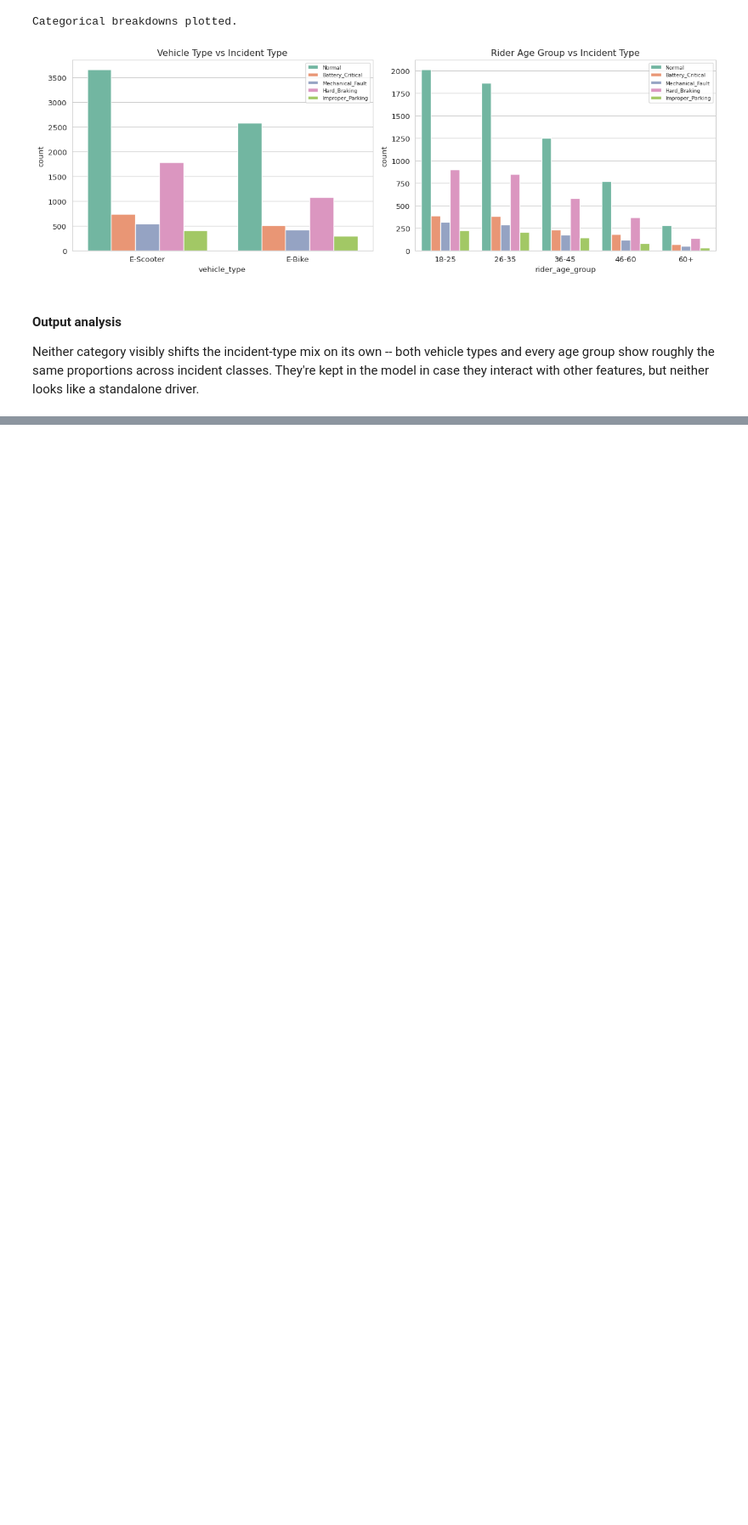
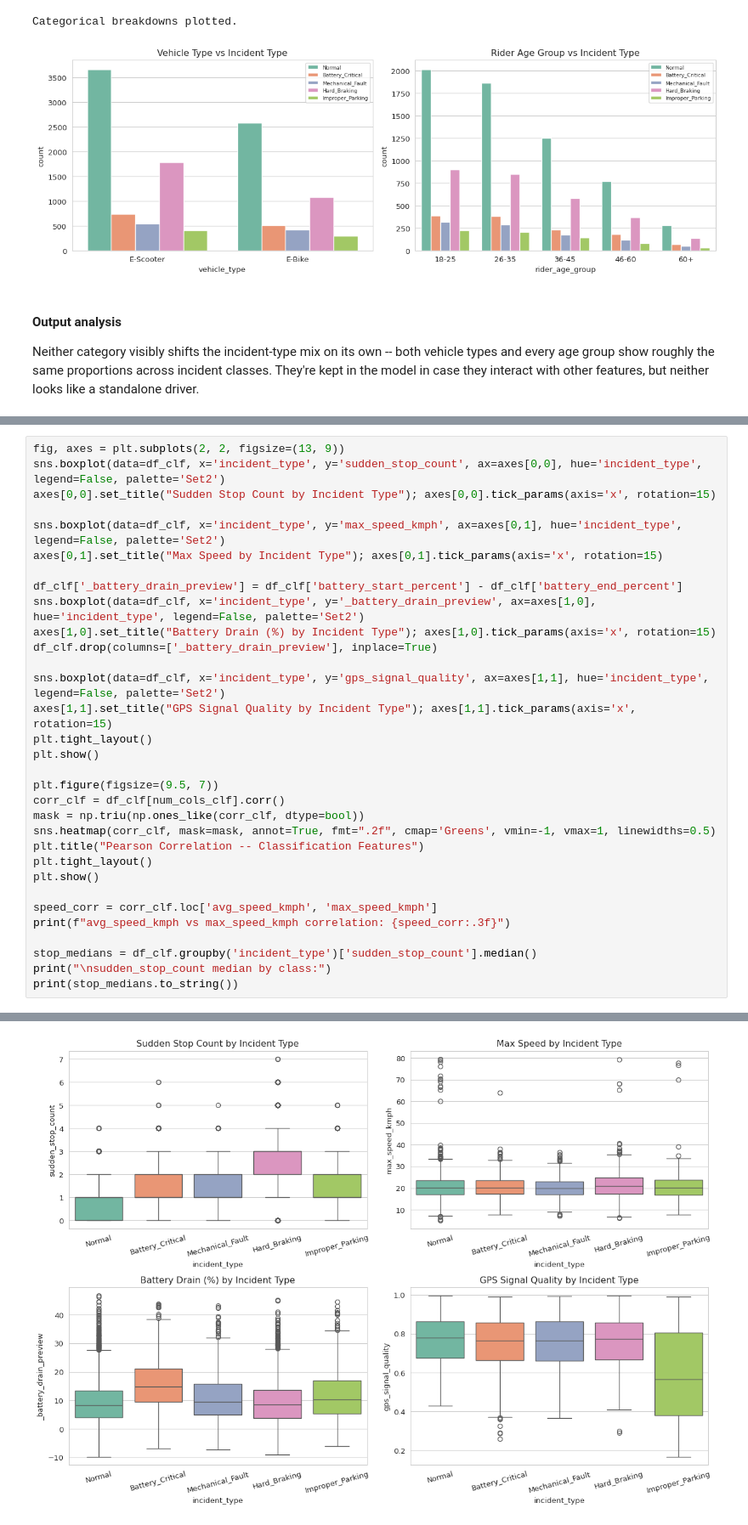
Before and after one commit to AskCoderr/MLCapstone, a Jupyter notebook: notebooks/classification.ipynb, the cells around one changed output, grey strips where cells are left out. Shown at 85% size. Drawn from its saved outputs; the diff is of its cells as text; blank space fills up the shorter version.

Commit message:
Add feature-by-class boxplotsand a correlation heatmap

```diff
--- a/notebooks/classification.ipynb
+++ b/notebooks/classification.ipynb
@@ -164,0 +169,33 @@ Neither category visibly shifts the incident-type mix on its own -- both vehicle
+# %%
+fig, axes = plt.subplots(2, 2, figsize=(13, 9))
+sns.boxplot(data=df_clf, x='incident_type', y='sudden_stop_count', ax=axes[0,0], hue='incident_type', legend=False, palette='Set2')
+axes[0,0].set_title("Sudden Stop Count by Incident Type"); axes[0,0].tick_params(axis='x', rotation=15)
+
+sns.boxplot(data=df_clf, x='incident_type', y='max_speed_kmph', ax=axes[0,1], hue='incident_type', legend=False, palette='Set2')
+axes[0,1].set_title("Max Speed by Incident Type"); axes[0,1].tick_params(axis='x', rotation=15)
+
+df_clf['_battery_drain_preview'] = df_clf['battery_start_percent'] - df_clf['battery_end_percent']
+sns.boxplot(data=df_clf, x='incident_type', y='_battery_drain_preview', ax=axes[1,0], hue='incident_type', legend=False, palette='Set2')
+axes[1,0].set_title("Battery Drain (%) by Incident Type"); axes[1,0].tick_params(axis='x', rotation=15)
+df_clf.drop(columns=['_battery_drain_preview'], inplace=True)
+
+sns.boxplot(data=df_clf, x='incident_type', y='gps_signal_quality', ax=axes[1,1], hue='incident_type', legend=False, palette='Set2')
+axes[1,1].set_title("GPS Signal Quality by Incident Type"); axes[1,1].tick_params(axis='x', rotation=15)
+plt.tight_layout()
+plt.show()
+
+plt.figure(figsize=(9.5, 7))
+corr_clf = df_clf[num_cols_clf].corr()
+mask = np.triu(np.ones_like(corr_clf, dtype=bool))
+sns.heatmap(corr_clf, mask=mask, annot=True, fmt=".2f", cmap='Greens', vmin=-1, vmax=1, linewidths=0.5)
+plt.title("Pearson Correlation -- Classification Features")
+plt.tight_layout()
+plt.show()
+
+speed_corr = corr_clf.loc['avg_speed_kmph', 'max_speed_kmph']
+print(f"avg_speed_kmph vs max_speed_kmph correlation: {speed_corr:.3f}")
+
+stop_medians = df_clf.groupby('incident_type')['sudden_stop_count'].median()
+print("\nsudden_stop_count median by class:")
+print(stop_medians.to_string())
+# %% [output]
@@ -164,0 +211 @@ Neither category visibly shifts the incident-type mix on its own -- both vehicle
+[figure, added]
```
Also changed, not shown: parts of 3 cells of this notebook.
